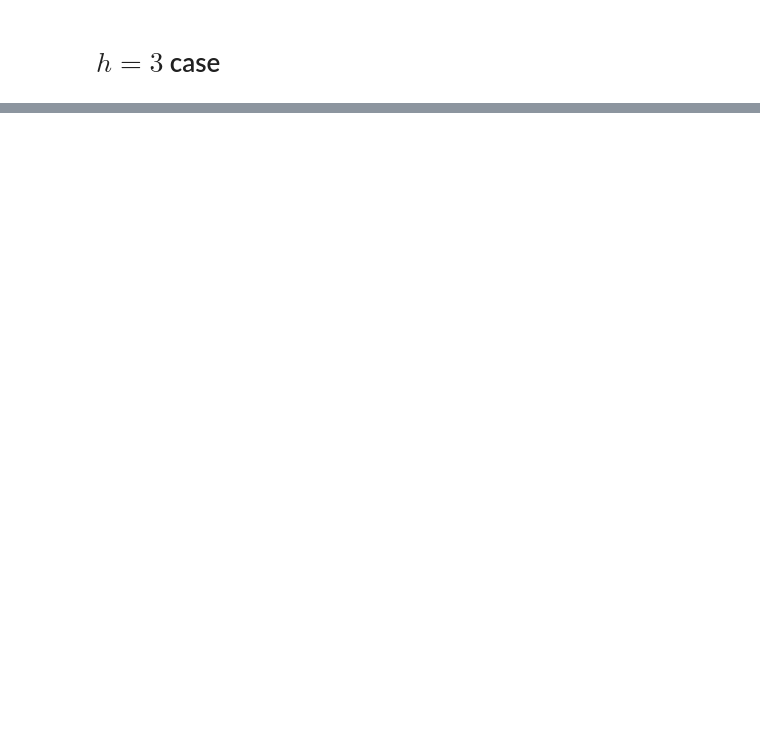
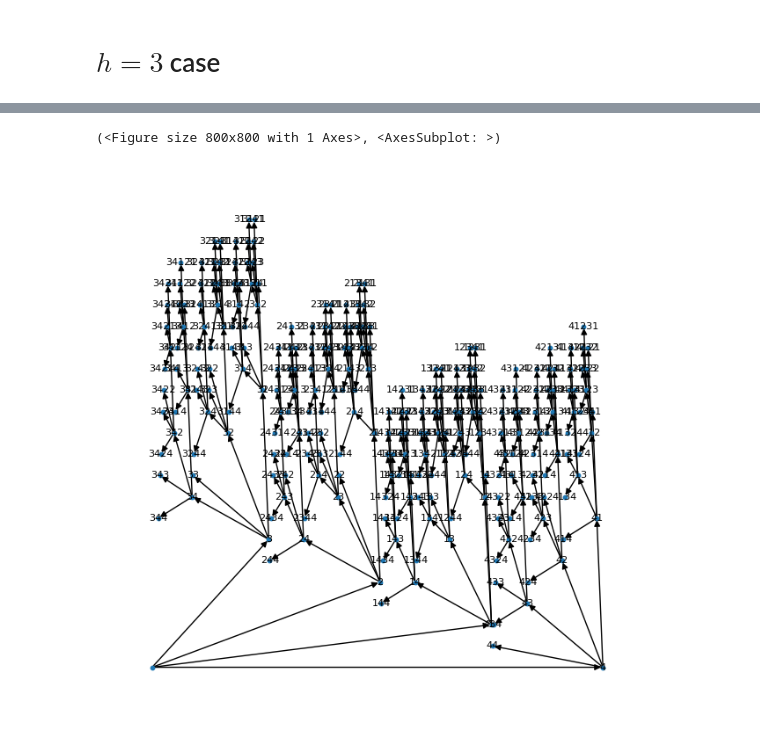
Before and after one commit to edmundlth/relu-network-singularity, a Jupyter notebook: one-hidden-layer-relu-rlct.ipynb, the cells around one changed output, grey strips where cells are left out. Cells and saved outputs as stored; diff of their text form; code cells hidden in the pictures; blank space fills up the shorter version.

```diff
--- a/one-hidden-layer-relu-rlct.ipynb
+++ b/one-hidden-layer-relu-rlct.ipynb
@@ -310,0 +118,4 @@ $\displaystyle \left(a^{(63)}_{3}\right)^{2} \left(b^{(63)}_{3}\right)^{4} \left
+# %%
+H = 4
+btree = BlowupTree(H, verbose=True)
+btree.K
@@ -310,0 +142,5 @@ $\displaystyle \left(a^{(63)}_{3}\right)^{2} \left(b^{(63)}_{3}\right)^{4} \left
+# %%
+btree.display_tree(figsize=(8, 8))
+# %% [output]
+(<Figure size 800x800 with 1 Axes>, <AxesSubplot: >)
+[figure, added]
```
Also changed, not shown: parts of 22 cells of this notebook, 5 other files.
